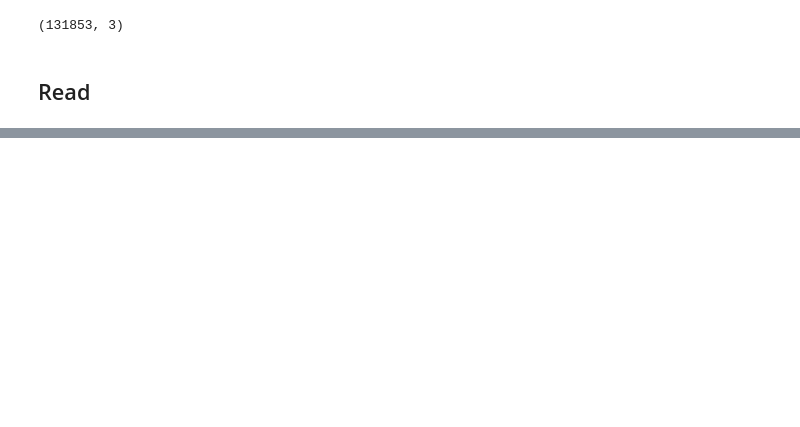
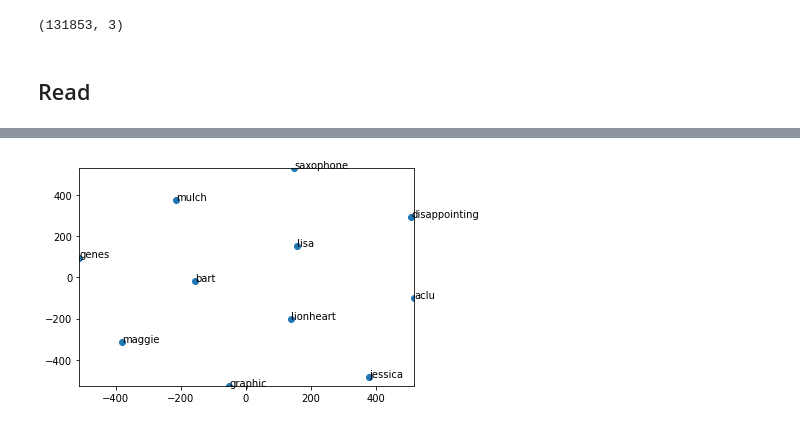
Before and after one commit to imsarmiento/NLP_202110, a Jupyter notebook: HW3/simpsons.ipynb, the cells around one changed output, grey strips where cells are left out. Drawn from its saved outputs; the diff is of its cells as text; code cells hidden in the pictures; blank space fills up the shorter version.

```diff
--- a/HW3/simpsons.ipynb
+++ b/HW3/simpsons.ipynb
@@ -188,0 +220,4 @@ display_closestwords_tsnescatterplot(model100, 'bart', 100)
+# %%
+display_closestwords_tsnescatterplot(model100, 'lisa', 100)
+# %% [output]
+[figure, added]
```
Also changed, not shown: parts of 14 cells of this notebook, 3 other files.
